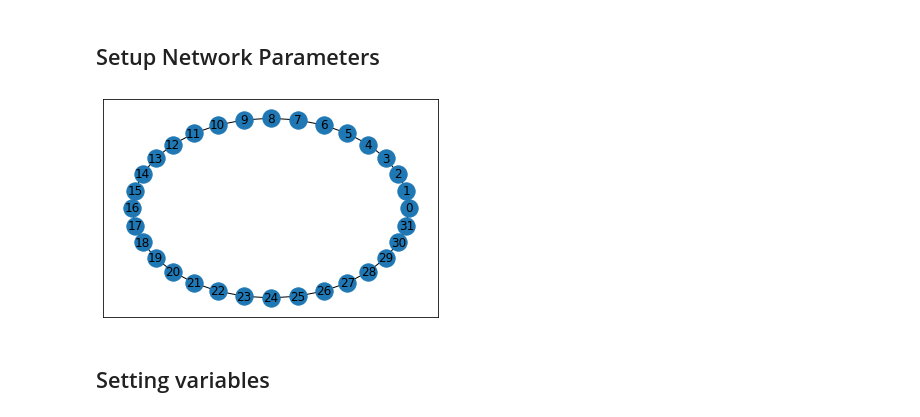
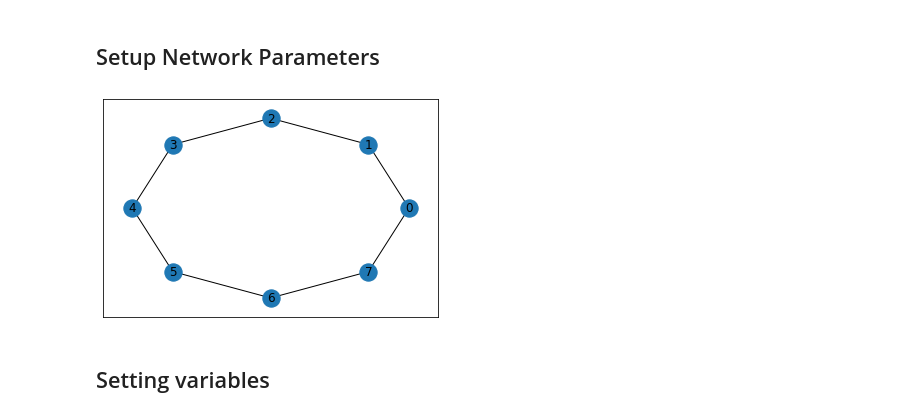
Before and after one commit to inet-tub/demand_aware_chord, a Jupyter notebook: gurobi_optimization.ipynb, the cells around one changed output. Cells and saved outputs as stored; diff of their text form; code cells hidden in the pictures.

```diff
--- a/gurobi_optimization.ipynb
+++ b/gurobi_optimization.ipynb
@@ -100,15 +100,15 @@ Academic license - for non-commercial use only - expires 2023-06-02
 # %% [markdown]
 ## Setup Network Parameters
 # %%
-k = 5
+k = 3
 G = init_ring(2**k)
 D = init_uniformDemand_matrix(G)
 adjM = np.full((2**k,2**k),0)
 A = nx.adjacency_matrix(G)
 allShortestPath = nx.shortest_path(G)
 nodesPairList = gb.tuplelist(complete_node_pair_list(G))
 # %% [output]
-[figure, old version]
+[figure, new version]
 # %% [markdown]
 ## Setting variables
 # %%
```
Also changed, not shown: parts of 5 cells of this notebook, 1 other file.
